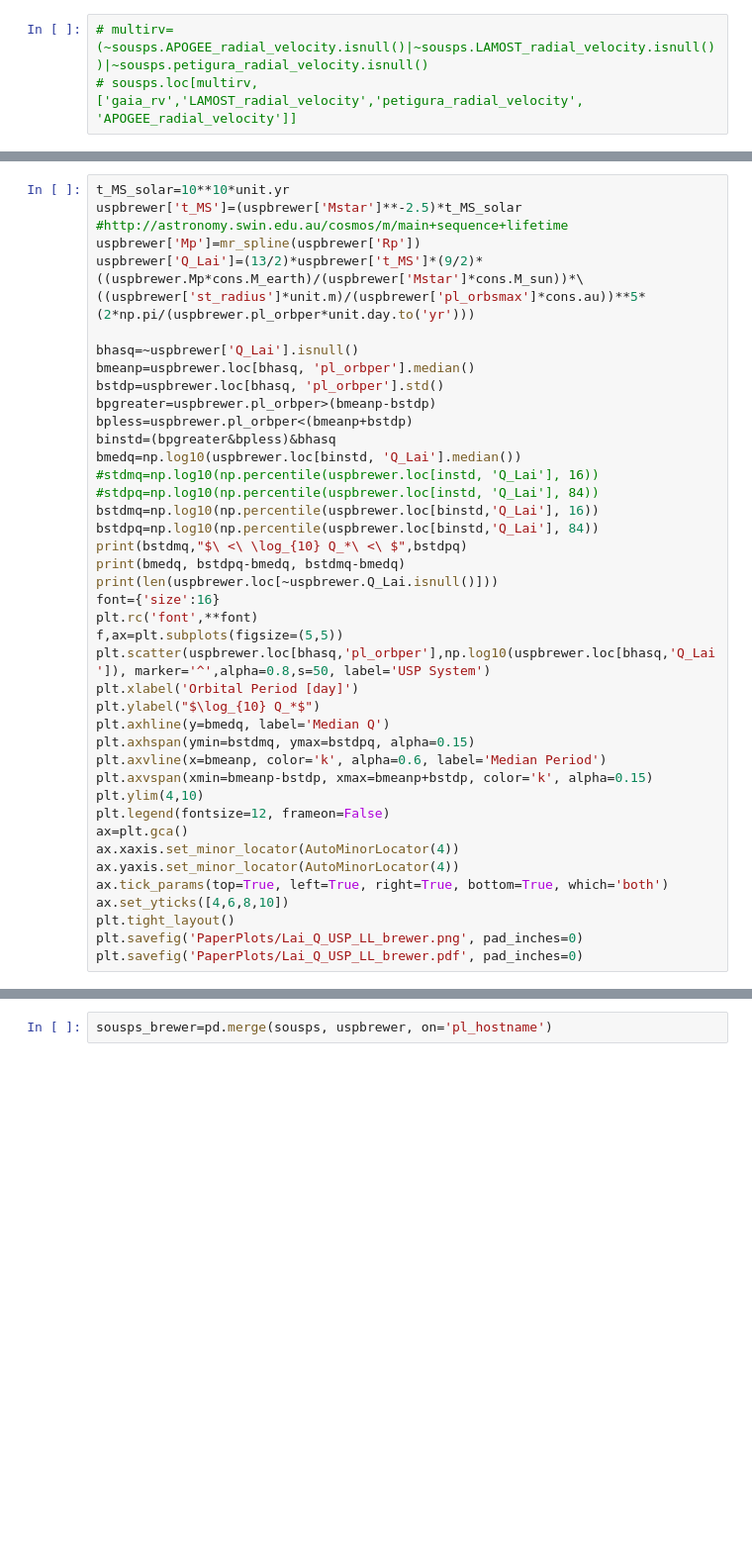
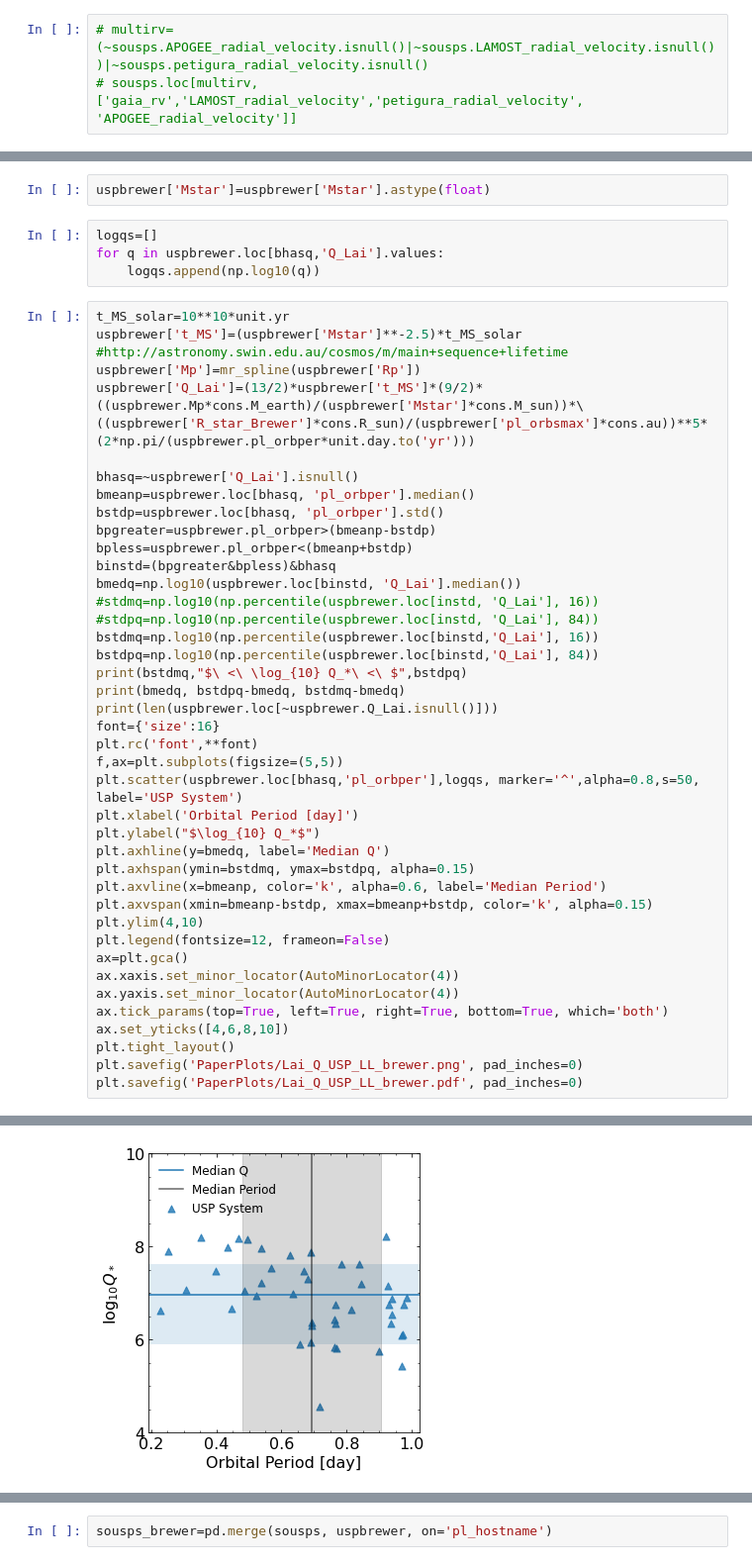
Before and after one commit to jacobhhamer/USP_Project, a Jupyter notebook: USP_Destruction_Paper.ipynb, the cells around one changed output, grey strips where cells are left out. Shown at 99% size. Saved outputs shown, nothing was run; the diff lists cells and outputs as text; blank space fills up the shorter version.

```diff
--- a/USP_Destruction_Paper.ipynb
+++ b/USP_Destruction_Paper.ipynb
@@ -2002,9 +2071,15 @@ sousps.rv_source.values
+# %%
+uspbrewer['Mstar']=uspbrewer['Mstar'].astype(float)
+# %%
+logqs=[]
+for q in uspbrewer.loc[bhasq,'Q_Lai'].values:
+    logqs.append(np.log10(q))
 # %%
 t_MS_solar=10**10*unit.yr
 uspbrewer['t_MS']=(uspbrewer['Mstar']**-2.5)*t_MS_solar #http://astronomy.swin.edu.au/cosmos/m/main+sequence+lifetime
 uspbrewer['Mp']=mr_spline(uspbrewer['Rp'])
 uspbrewer['Q_Lai']=(13/2)*uspbrewer['t_MS']*(9/2)*((uspbrewer.Mp*cons.M_earth)/(uspbrewer['Mstar']*cons.M_sun))*\
-((uspbrewer['st_radius']*unit.m)/(uspbrewer['pl_orbsmax']*cons.au))**5*(2*np.pi/(uspbrewer.pl_orbper*unit.day.to('yr')))
+((uspbrewer['R_star_Brewer']*cons.R_sun)/(uspbrewer['pl_orbsmax']*cons.au))**5*(2*np.pi/(uspbrewer.pl_orbper*unit.day.to('yr')))
 
 bhasq=~uspbrewer['Q_Lai'].isnull()
 bmeanp=uspbrewer.loc[bhasq, 'pl_orbper'].median()
@@ -2023,7 +2098,7 @@ print(len(uspbrewer.loc[~uspbrewer.Q_Lai.isnull()]))
 font={'size':16}
 plt.rc('font',**font)
 f,ax=plt.subplots(figsize=(5,5))
-plt.scatter(uspbrewer.loc[bhasq,'pl_orbper'],np.log10(uspbrewer.loc[bhasq,'Q_Lai']), marker='^',alpha=0.8,s=50, label='USP System')
+plt.scatter(uspbrewer.loc[bhasq,'pl_orbper'],logqs, marker='^',alpha=0.8,s=50, label='USP System')
 plt.xlabel('Orbital Period [day]')
 plt.ylabel("$\log_{10} Q_*$")
 plt.axhline(y=bmedq, label='Median Q')
@@ -2040,3 +2115,4 @@ ax.set_yticks([4,6,8,10])
 plt.tight_layout()
 plt.savefig('PaperPlots/Lai_Q_USP_LL_brewer.png', pad_inches=0)
 plt.savefig('PaperPlots/Lai_Q_USP_LL_brewer.pdf', pad_inches=0)
+# %% [output]
@@ -2042,0 +2122 @@ plt.savefig('PaperPlots/Lai_Q_USP_LL_brewer.pdf', pad_inches=0)
+[figure, added]
```
Also changed, not shown: parts of 11 cells of this notebook.
